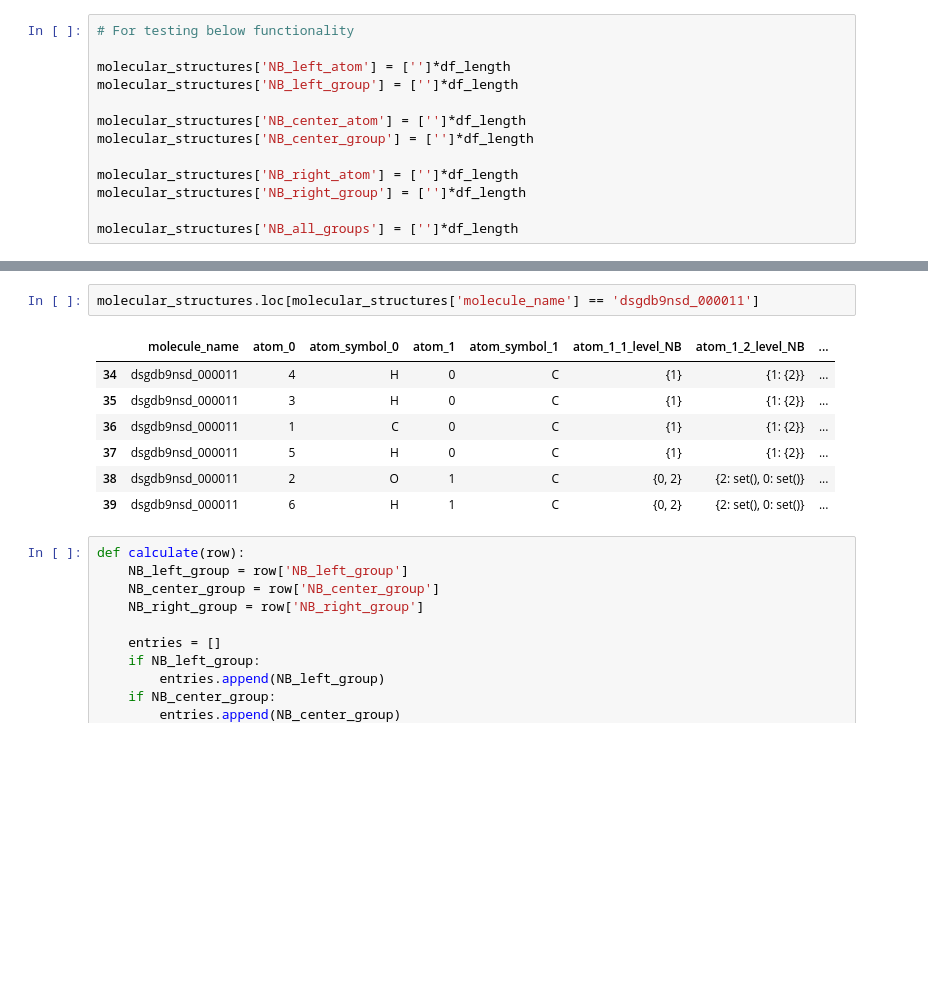
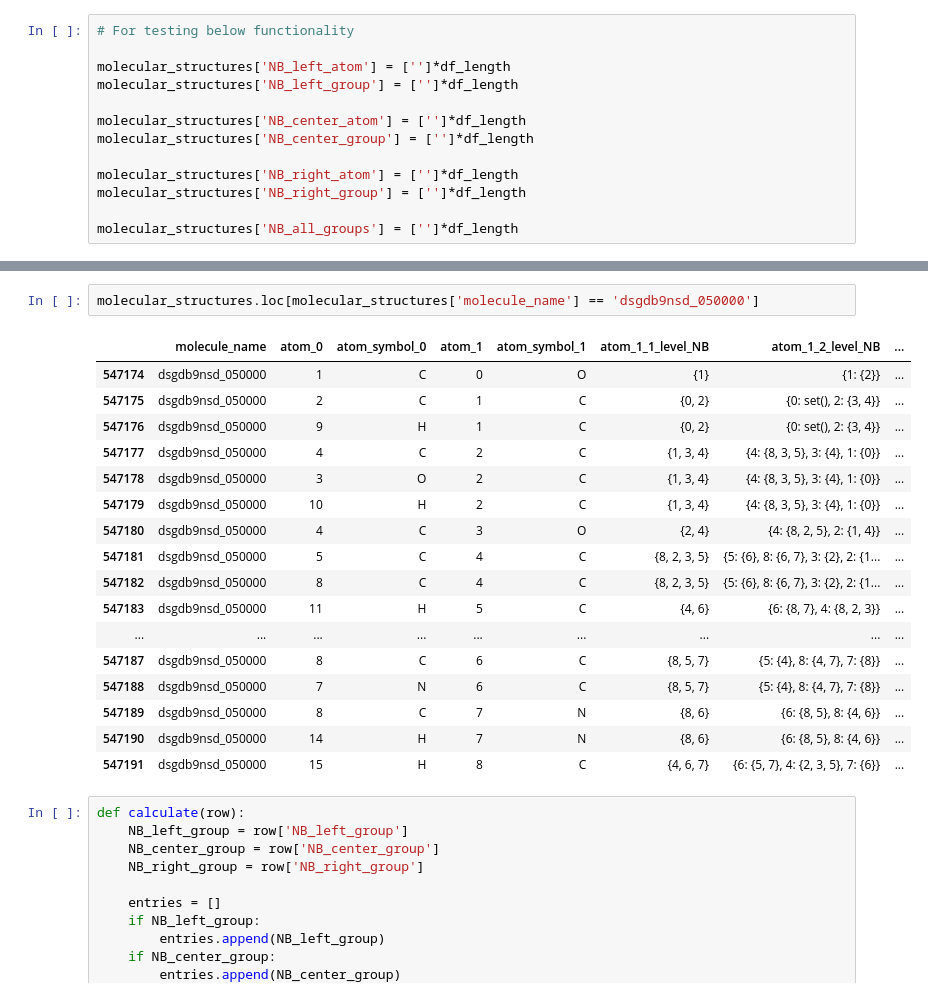
Before and after one commit to johngreibelarsen/predicting-molecular-properties, a Jupyter notebook: basic_feature_engineering_v8a.ipynb, the cells around one changed output, grey strips where cells are left out. Saved outputs shown, nothing was run; the diff lists cells and outputs as text; blank space fills up the shorter version.

```diff
--- a/basic_feature_engineering_v8a.ipynb
+++ b/basic_feature_engineering_v8a.ipynb
@@ -415,13 +413,23 @@ Empty key list 1 for atomes: [0, 2]
 # %%
-molecular_structures.loc[molecular_structures['molecule_name'] == 'dsgdb9nsd_000011']
+molecular_structures.loc[molecular_structures['molecule_name'] == 'dsgdb9nsd_050000']
 # %% [output]
 |  | molecule_name | atom_0 | atom_symbol_0 | atom_1 | atom_symbol_1 | atom_1_1_level_NB | atom_1_2_level_NB | ... |
-| 34 | dsgdb9nsd_000011 | 4 | H | 0 | C | {1} | {1: {2}} | ... |
-| 35 | dsgdb9nsd_000011 | 3 | H | 0 | C | {1} | {1: {2}} | ... |
-| 36 | dsgdb9nsd_000011 | 1 | C | 0 | C | {1} | {1: {2}} | ... |
-| 37 | dsgdb9nsd_000011 | 5 | H | 0 | C | {1} | {1: {2}} | ... |
-| 38 | dsgdb9nsd_000011 | 2 | O | 1 | C | {0, 2} | {2: set(), 0: set()} | ... |
-| 39 | dsgdb9nsd_000011 | 6 | H | 1 | C | {0, 2} | {2: set(), 0: set()} | ... |
+| 547174 | dsgdb9nsd_050000 | 1 | C | 0 | O | {1} | {1: {2}} | ... |
+| 547175 | dsgdb9nsd_050000 | 2 | C | 1 | C | {0, 2} | {0: set(), 2: {3, 4}} | ... |
+| 547176 | dsgdb9nsd_050000 | 9 | H | 1 | C | {0, 2} | {0: set(), 2: {3, 4}} | ... |
+| 547177 | dsgdb9nsd_050000 | 4 | C | 2 | C | {1, 3, 4} | {4: {8, 3, 5}, 3: {4}, 1: {0}} | ... |
+| 547178 | dsgdb9nsd_050000 | 3 | O | 2 | C | {1, 3, 4} | {4: {8, 3, 5}, 3: {4}, 1: {0}} | ... |
+| 547179 | dsgdb9nsd_050000 | 10 | H | 2 | C | {1, 3, 4} | {4: {8, 3, 5}, 3: {4}, 1: {0}} | ... |
+| 547180 | dsgdb9nsd_050000 | 4 | C | 3 | O | {2, 4} | {4: {8, 2, 5}, 2: {1, 4}} | ... |
+| 547181 | dsgdb9nsd_050000 | 5 | C | 4 | C | {8, 2, 3, 5} | {5: {6}, 8: {6, 7}, 3: {2}, 2: {1... | ... |
+| 547182 | dsgdb9nsd_050000 | 8 | C | 4 | C | {8, 2, 3, 5} | {5: {6}, 8: {6, 7}, 3: {2}, 2: {1... | ... |
+| 547183 | dsgdb9nsd_050000 | 11 | H | 5 | C | {4, 6} | {6: {8, 7}, 4: {8, 2, 3}} | ... |
+| ... | ... | ... | ... | ... | ... | ... | ... | ... |
+| 547187 | dsgdb9nsd_050000 | 8 | C | 6 | C | {8, 5, 7} | {5: {4}, 8: {4, 7}, 7: {8}} | ... |
+| 547188 | dsgdb9nsd_050000 | 7 | N | 6 | C | {8, 5, 7} | {5: {4}, 8: {4, 7}, 7: {8}} | ... |
+| 547189 | dsgdb9nsd_050000 | 8 | C | 7 | N | {8, 6} | {6: {8, 5}, 8: {4, 6}} | ... |
+| 547190 | dsgdb9nsd_050000 | 14 | H | 7 | N | {8, 6} | {6: {8, 5}, 8: {4, 6}} | ... |
+| 547191 | dsgdb9nsd_050000 | 15 | H | 8 | C | {4, 6, 7} | {6: {5, 7}, 4: {2, 3, 5}, 7: {6}} | ... |
 # %%
 def calculate(row):
     NB_left_group = row['NB_left_group']
```
Also changed, not shown: parts of 4 cells of this notebook.
